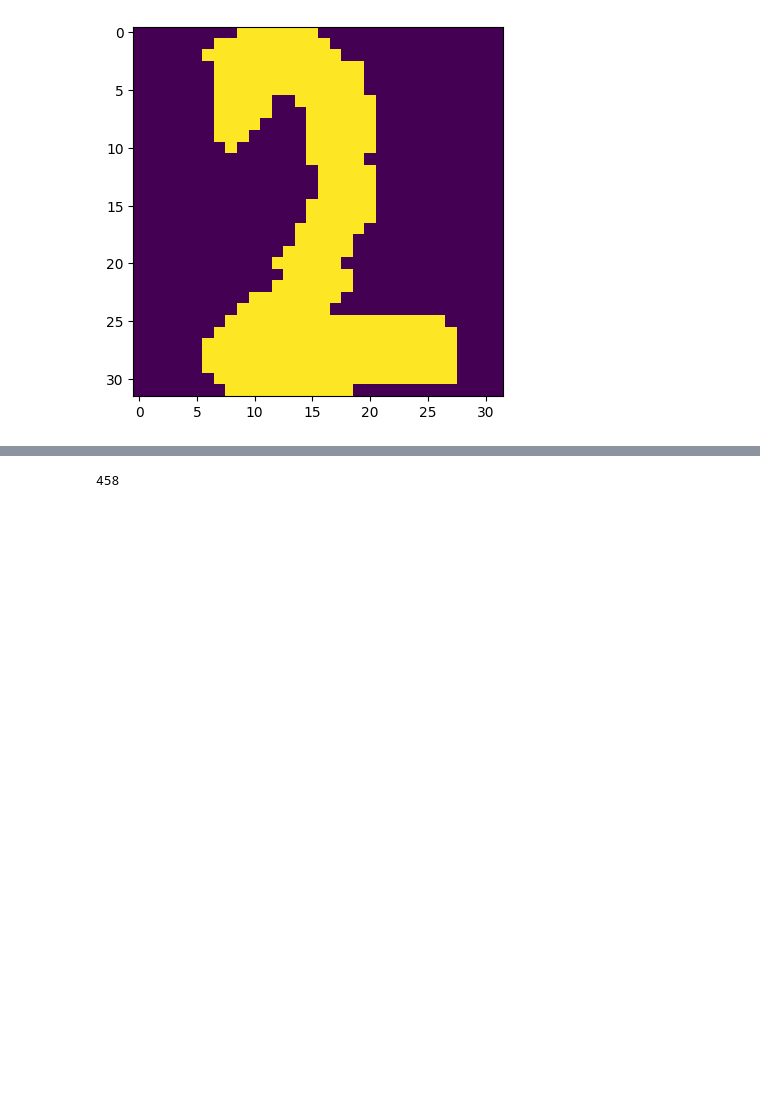
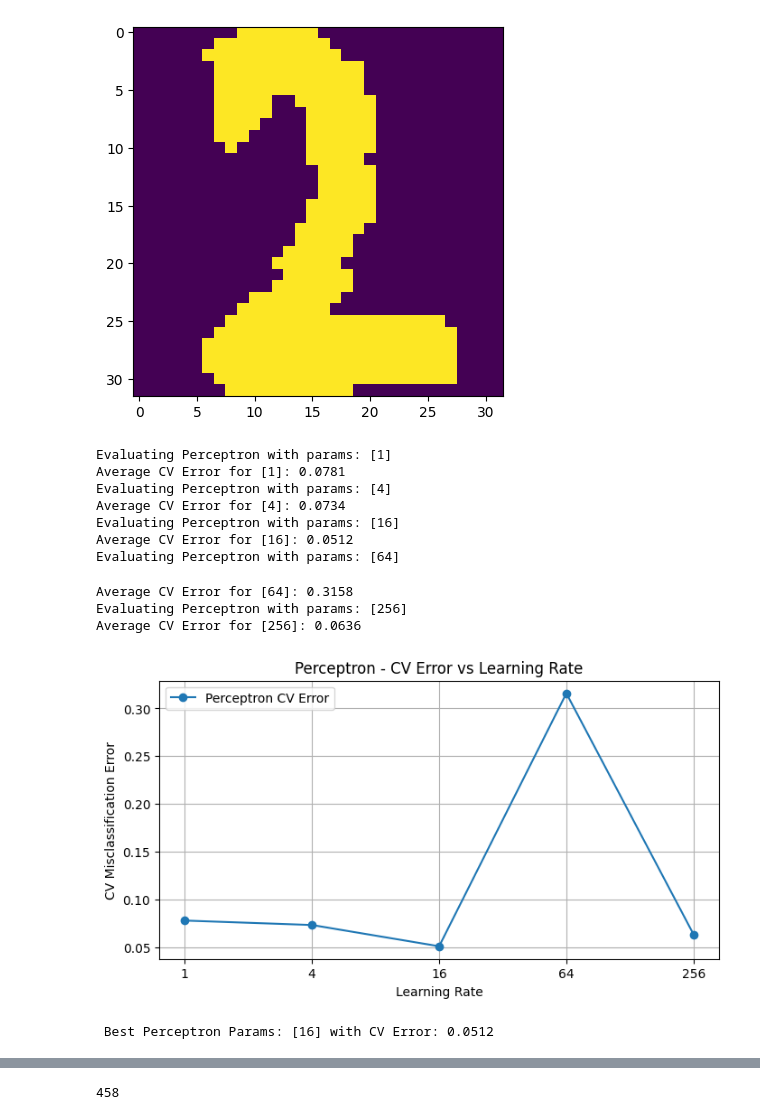
Before and after one commit to zaynabmourtada/Handwritten-Digit-Recognizer, a Jupyter notebook: learn_nnet.ipynb, the cells around one changed output, grey strips where cells are left out. Saved outputs shown, nothing was run; the diff lists cells and outputs as text; code cells hidden in the pictures; blank space fills up the shorter version.

```diff
--- a/learn_nnet.ipynb
+++ b/learn_nnet.ipynb
@@ -437,7 +439,7 @@ def perception_model(learning_rate):
   nnet_time = time_nnet(nunits)
   R = min(1000, math.ceil(MAX_TIME / (m * nnet_time)))
   nnet = NNet(nunits=nunits)
-  optimizer = NNetGDOptimizer(learn_rate=learning_rate, max_iters=R)
+  optimizer = NNetGDOptimizer(learn_rate=learning_rate, max_iters=R, metric=nnet_metric)
   return nnet, optimizer
 # %%
 def dnn_model(depth, learning_rate=1):
@@ -531,3 +669,19 @@ if __name__ == '__main__':
     return error_rate(y_true_label, y_pred_label)
 # %%
   nnet_metric = NNetMetric(f=nnet_error_rate)
+# %%
+  perceptron_lr = [[lr] for lr in [4**0, 4**1, 4**2, 4**3, 4**4]]
+  best_perceptron_params = cross_validate_model(perception_model, perceptron_lr, X, y_ohe, name="Perceptron")
+# %% [output]
+Evaluating Perceptron with params: [1]
+Average CV Error for [1]: 0.0781
+Evaluating Perceptron with params: [4]
+Average CV Error for [4]: 0.0734
+Evaluating Perceptron with params: [16]
+Average CV Error for [16]: 0.0512
+Evaluating Perceptron with params: [64]
+Average CV Error for [64]: 0.3158
+Evaluating Perceptron with params: [256]
+Average CV Error for [256]: 0.0636
+[figure, added]
+ Best Perceptron Params: [16] with CV Error: 0.0512
```
Also changed, not shown: parts of 25 cells of this notebook.
